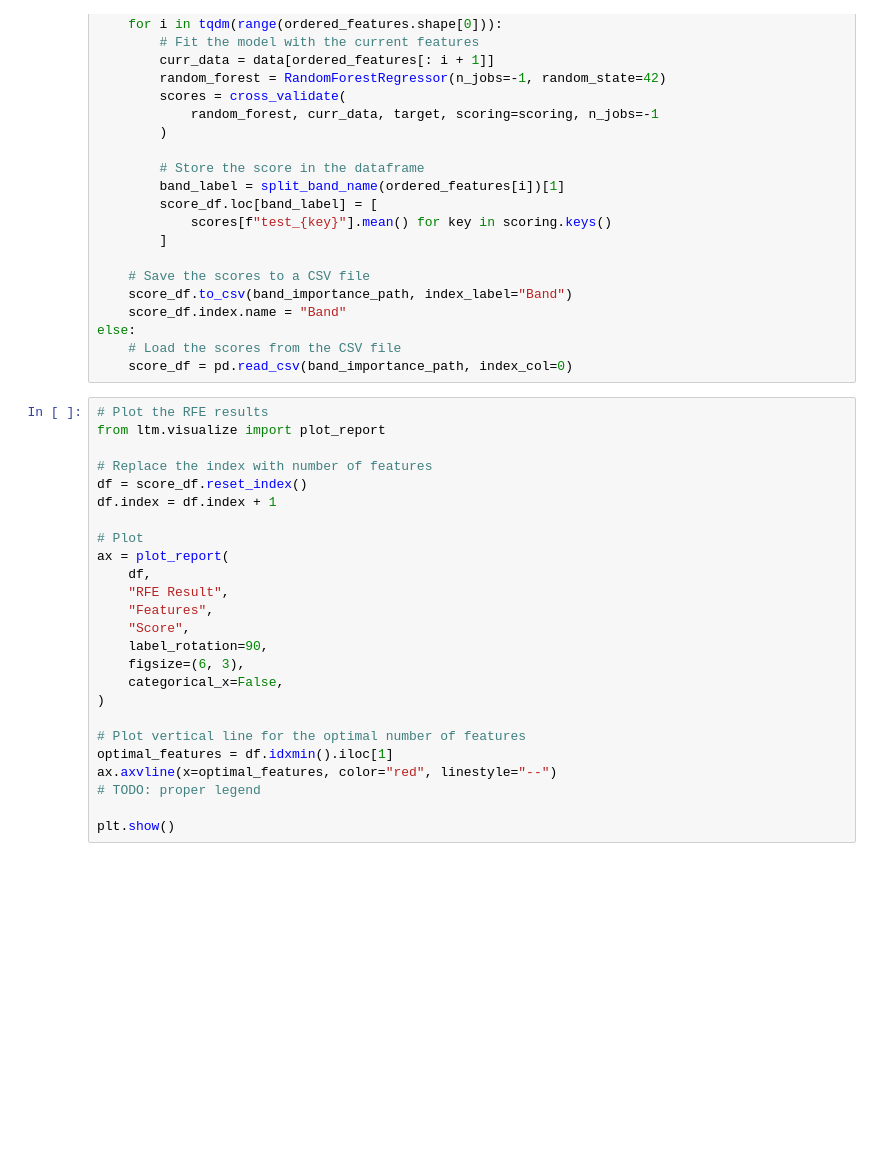
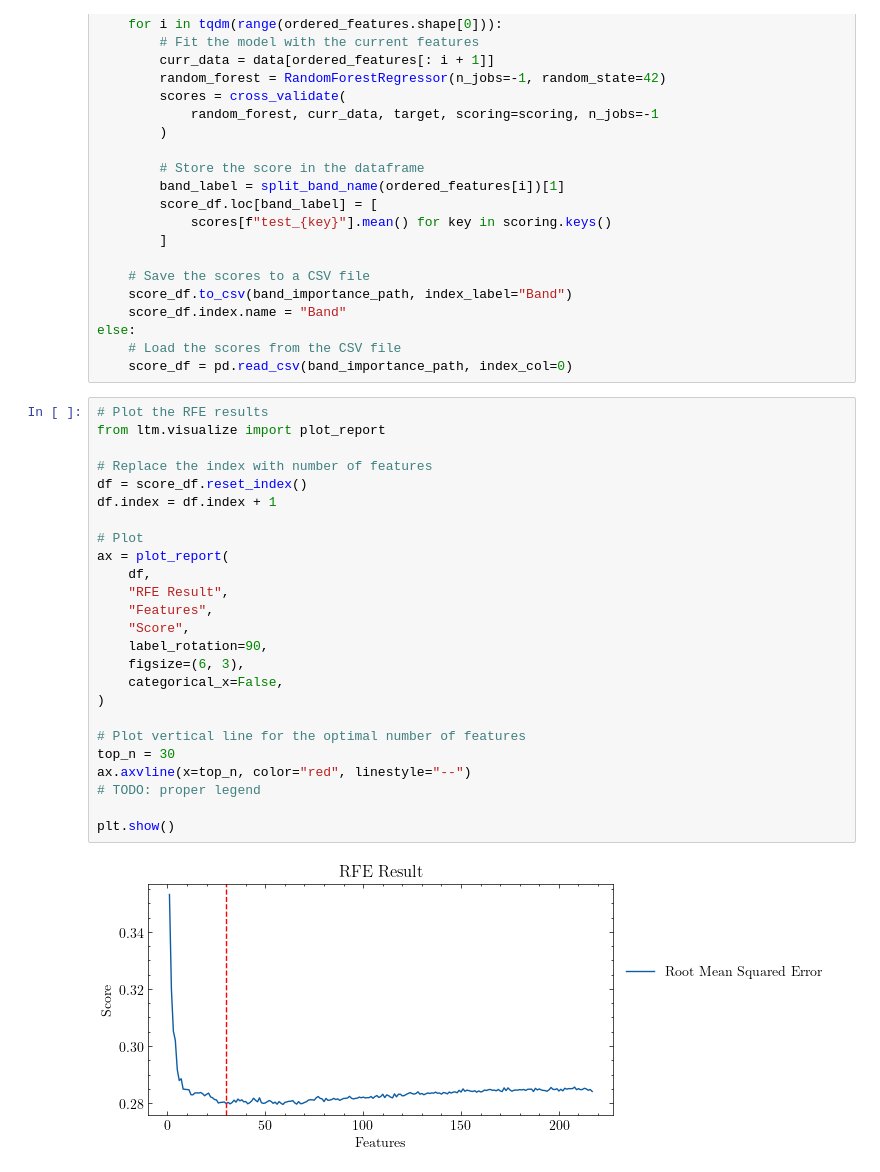
Before and after one commit to Lumcoin/leaf-type-mixture, a Jupyter notebook: notebooks/1-ph-band-importance.ipynb, the cells around one changed output. Drawn from its saved outputs; the diff is of its cells as text; blank space fills up the shorter version.

```diff
--- a/notebooks/1-ph-band-importance.ipynb
+++ b/notebooks/1-ph-band-importance.ipynb
@@ -138,26 +177,28 @@ else:
 # %%
 # Plot the RFE results
 from ltm.visualize import plot_report
 
 # Replace the index with number of features
 df = score_df.reset_index()
 df.index = df.index + 1
 
 # Plot
 ax = plot_report(
     df,
     "RFE Result",
     "Features",
     "Score",
     label_rotation=90,
     figsize=(6, 3),
     categorical_x=False,
 )
 
 # Plot vertical line for the optimal number of features
-optimal_features = df.idxmin().iloc[1]
-ax.axvline(x=optimal_features, color="red", linestyle="--")
+top_n = 30
+ax.axvline(x=top_n, color="red", linestyle="--")
 # TODO: proper legend
 
 plt.show()
+# %% [output]
+[figure, added]
 # %%
```
Also changed, not shown: parts of 4 cells of this notebook, 6 other files.
